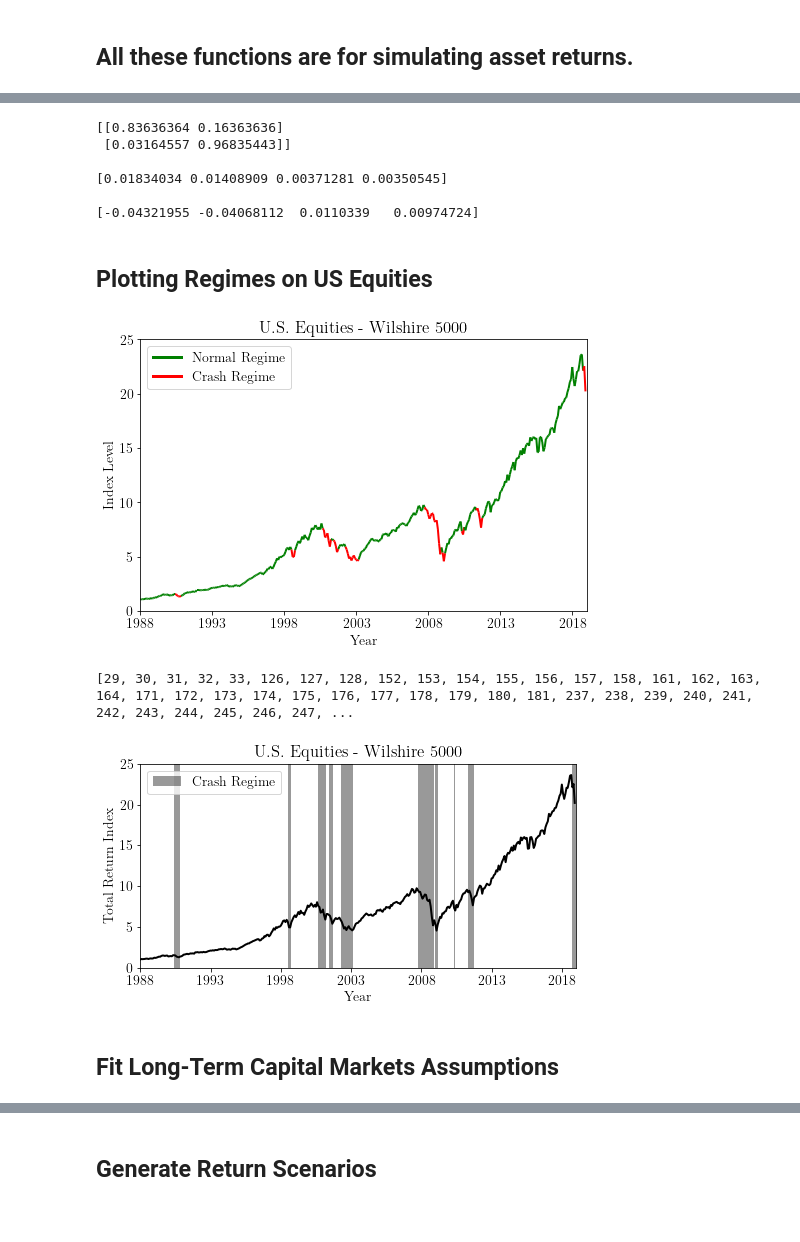
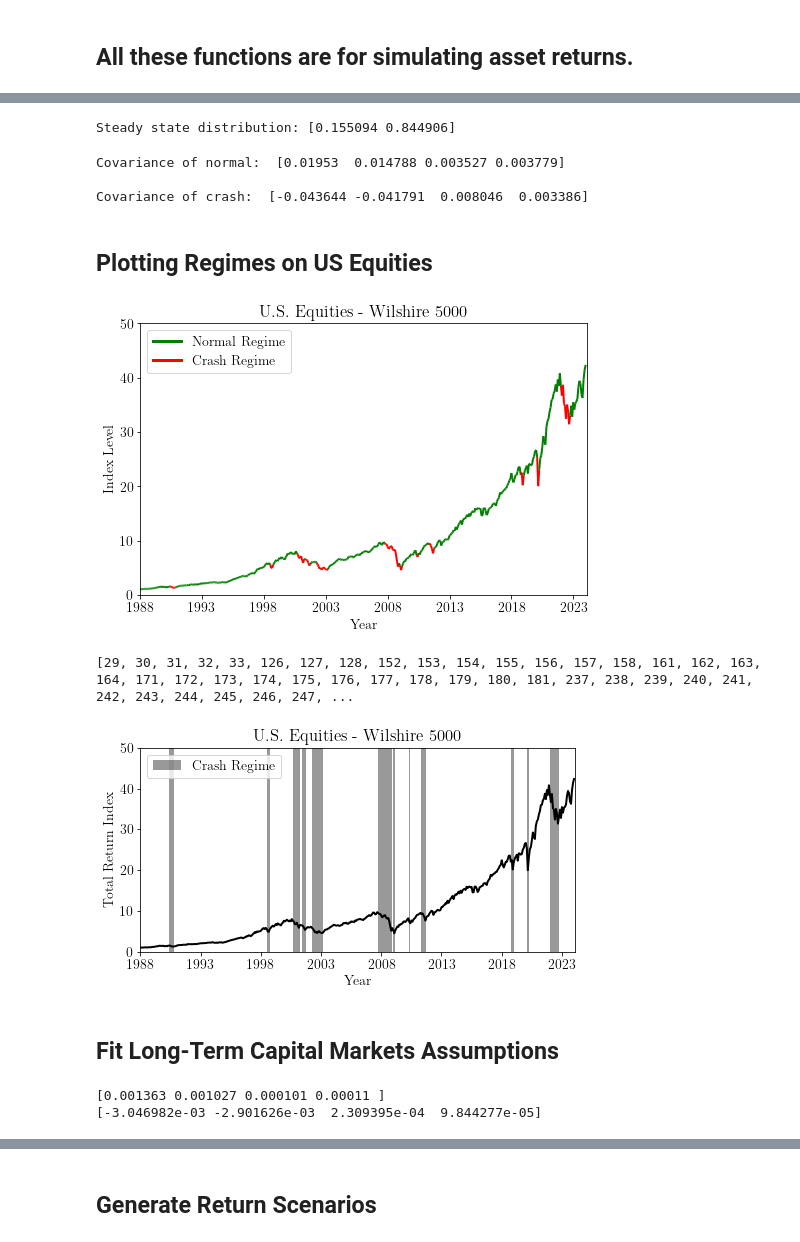
Before and after one commit to cj20895/thesis_public, a Jupyter notebook: regime_construction.ipynb, the cells around one changed output, grey strips where cells are left out. Cells and saved outputs as stored; diff of their text form; code cells hidden in the pictures.

```diff
--- a/regime_construction.ipynb
+++ b/regime_construction.ipynb
@@ -111,3 +120,29 @@ class Regime(object):
+# %%
+def find_steady_state(markov_matrix):
+    # Ensure the matrix is a numpy array
+    P = np.array(markov_matrix)
+
+    # Get the size of the matrix
+    n = P.shape[0]
+
+    # Create an augmented matrix [P^T - I | 0] and add the constraint sum(x) = 1
+    A = np.transpose(P) - np.eye(n)
+    A = np.vstack([A, np.ones(n)])
+    b = np.zeros(n + 1)
+    b[-1] = 1  # Last element of b corresponds to the sum(x) = 1 constraint
+
+    # Solve the linear system
+    x, residuals, rank, s = np.linalg.lstsq(A, b, rcond=None)
+
+    return x
+
+# Example Markov matrix
+markov_matrix = [[0.820896, 0.179104],[0.032877, 0.967123]]
+
+steady_state = find_steady_state(markov_matrix)
+print("Steady state distribution:", steady_state)
+# %% [output]
+Steady state distribution: [0.155094 0.844906]
 # %%
 class Simulate(object):
     '''Class with methods for simulation'''
@@ -182,22 +217,14 @@ class Simulate(object):
                 indicator_regime = f_gen_regime(indicator_regime)
 
         return matrix_returns
-# %%
-regime_obj = Regime(mtx_assets)
-regime_obj.identifyRegimes(0.1,0)
-print(regime_obj.markov_transitions)
-print("")
-np.savetxt("array_regime.csv", regime_obj.array_regime, delimiter=",")
-print(regime_obj.exp_return_normal)
-print("")
-print(regime_obj.exp_return_crash)
-# %% [output]
-[[0.83636364 0.16363636]
- [0.03164557 0.96835443]]
-
-[0.01834034 0.01408909 0.00371281 0.00350545]
-
-[-0.04321955 -0.04068112  0.0110339   0.00974724]
+# %%
+print("Covariance of normal: ", regime_obj.exp_return_normal)
+print("")
+print("Covariance of crash: ", regime_obj.exp_return_crash)
+# %% [output]
+Covariance of normal:  [0.01953  0.014788 0.003527 0.003779]
+
+Covariance of crash:  [-0.043644 -0.041791  0.008046  0.003386]
 # %% [markdown]
 ## Plotting Regimes on US Equities
 # %%
@@ -238,13 +265,13 @@ plt.title('U.S. Equities - Wilshire 5000')
 plt.xlabel('Year')
 plt.ylabel('Index Level')
 ax.set_xlim(x.min(), x.max()+1)
-ax.set_ylim(0, 25)
+ax.set_ylim(0, 50)
 plt.xticks(range(0, len(y), 60),
-           ['1988','1993','1998','2003','2008','2013','2018'])
+           ['1988','1993','1998','2003','2008','2013','2018','2023'])
 plt.savefig('fig_usequities.png',dpi=300)
 plt.show()
 # %% [output]
-[figure, old version]
+[figure, new version]
 # %%
 list_indices = []
 for i in range(len(regime_obj.array_regime)):
@@ -253,41 +280,49 @@ for i in range(len(regime_obj.array_regime)):
 
 print(list_indices)
 list_indices_2 = [(29,34), (126,129), (152,159), (161,165),(171,182),(237,251),
-                  (252,254),(268,269),(280,285),(369,372)]
+                  (252,254),(268,269),(280,285),(369,372), (385,387), (408,417)]
 
 x = np.array(range(len( sheet_assets['US Equities'] )))
 y = np.array(np.cumprod(1 + sheet_assets['US Equities']))
 
 fig, ax = plt.subplots(figsize=(7,4))
 
 count = 0
 for pair in list_indices_2:
     count += 1
     if count == 1:
         ax.axvspan(pair[0], pair[1], alpha=0.4, facecolor='k',label='Crash Regime')
 
     else:
         ax.axvspan(pair[0], pair[1], alpha=0.4, facecolor='k')
 
 plt.plot(x,y,linewidth=2,color='k')
 
 plt.title('U.S. Equities - Wilshire 5000')
 plt.xlabel('Year')
 plt.ylabel('Total Return Index')
 ax.set_xlim(x.min(), x.max()+1)
-ax.set_ylim(0, 25)
+ax.set_ylim(0, 50)
 plt.xticks(range(0, len(y), 60),
-           ['1988','1993','1998','2003','2008','2013','2018'])
+           ['1988','1993','1998','2003','2008','2013','2018', '2023'])
 
 plt.legend()
 plt.tight_layout()
 plt.savefig('fig_usequities.png',dpi=300)
 plt.show()
 # %% [output]
 [29, 30, 31, 32, 33, 126, 127, 128, 152, 153, 154, 155, 156, 157, 158, 161, 162, 163, 164, 171, 172, 173, 174, 175, 176, 177, 178, 179, 180, 181, 237, 238, 239, 240, 241, 242, 243, 244, 245, 246, 247, ...
-[figure, old version]
+[figure, new version]
 # %% [markdown]
 ## Fit Long-Term Capital Markets Assumptions
+# %%
+return_normal = np.multiply(regime_obj.exp_return_normal, ret_multiplier)
+return_crash = np.multiply(regime_obj.exp_return_crash, ret_multiplier)
+print(return_normal)
+print(return_crash)
+# %% [output]
+[0.001363 0.001027 0.000101 0.00011 ]
+[-3.046982e-03 -2.901626e-03  2.309395e-04  9.844277e-05]
 # %%
 def ltcma(regime_obj, ret_multiplier):
     n_years = 10000
```
Also changed, not shown: parts of 6 cells of this notebook, 2 other files.
